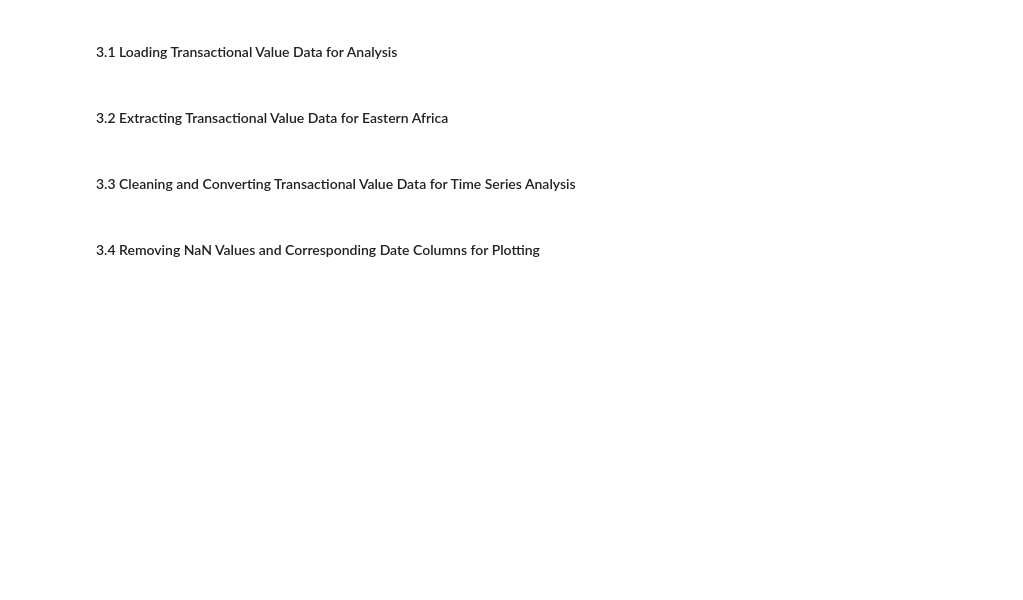
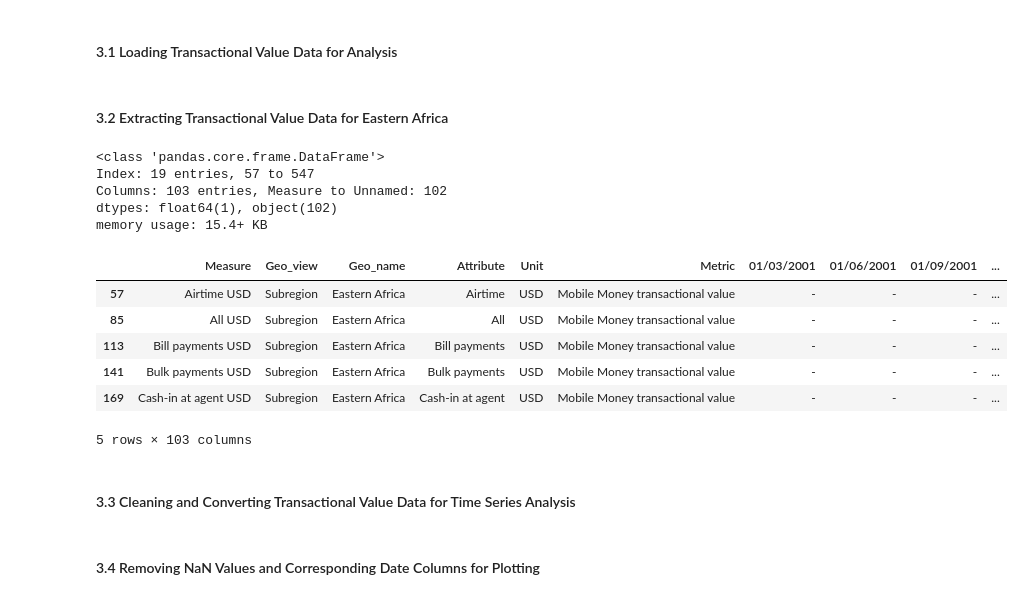
Before and after one commit to csaafrica/Group-10-Mobile-Money-Financial-Inclusion-Analyzer, a Jupyter notebook: analysis.ipynb, the cells around one changed output. Drawn from its saved outputs; the diff is of its cells as text; code cells hidden in the pictures; blank space fills up the shorter version.

```diff
--- a/analysis.ipynb
+++ b/analysis.ipynb
@@ -39,6 +47,24 @@ eastern_africa_row = df_transactional_value[
     (df_transactional_value['Geo_name'] == 'Eastern Africa') &
     (df_transactional_value['Metric'] == 'Mobile Money transactional value')
 ]
+# %%
+eastern_africa_row.info()
+# %% [output]
+<class 'pandas.core.frame.DataFrame'>
+Index: 19 entries, 57 to 547
+Columns: 103 entries, Measure to Unnamed: 102
+dtypes: float64(1), object(102)
+memory usage: 15.4+ KB
+# %%
+eastern_africa_row.head()
+# %% [output]
+|  | Measure | Geo_view | Geo_name | Attribute | Unit | Metric | 01/03/2001 | 01/06/2001 | 01/09/2001 | ... |
+| 57 | Airtime USD | Subregion | Eastern Africa | Airtime | USD | Mobile Money transactional value | - | - | - | ... |
+| 85 | All USD | Subregion | Eastern Africa | All | USD | Mobile Money transactional value | - | - | - | ... |
+| 113 | Bill payments USD | Subregion | Eastern Africa | Bill payments | USD | Mobile Money transactional value | - | - | - | ... |
+| 141 | Bulk payments USD | Subregion | Eastern Africa | Bulk payments | USD | Mobile Money transactional value | - | - | - | ... |
+| 169 | Cash-in at agent USD | Subregion | Eastern Africa | Cash-in at agent | USD | Mobile Money transactional value | - | - | - | ... |
+5 rows × 103 columns
 # %% [markdown]
 #### 3.3 Cleaning and Converting Transactional Value Data for Time Series Analysis
 # %%
```
Also changed, not shown: parts of 2 cells of this notebook, 1 other file.
